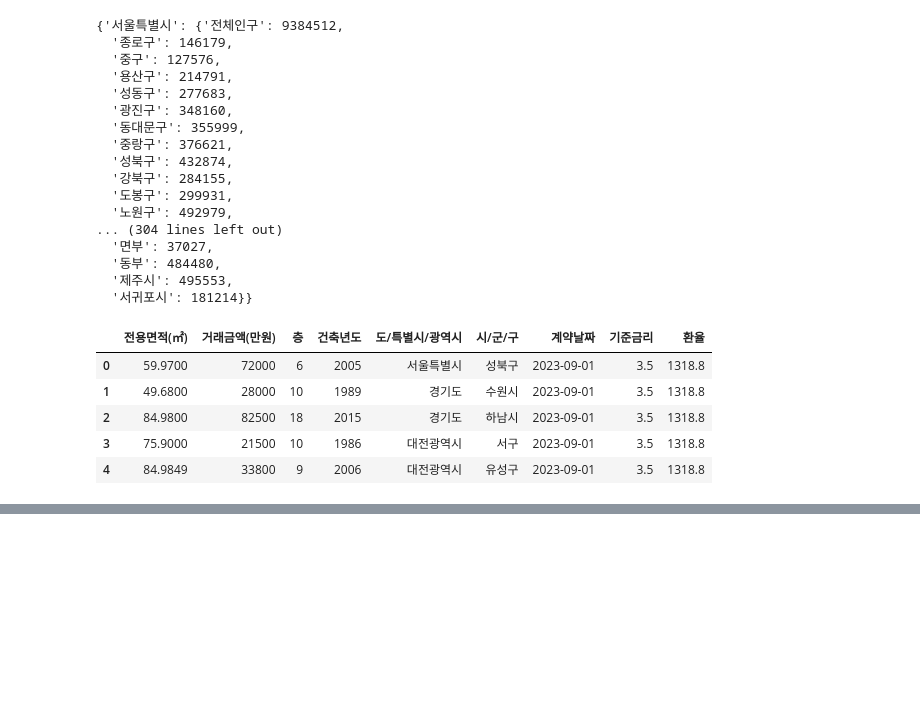
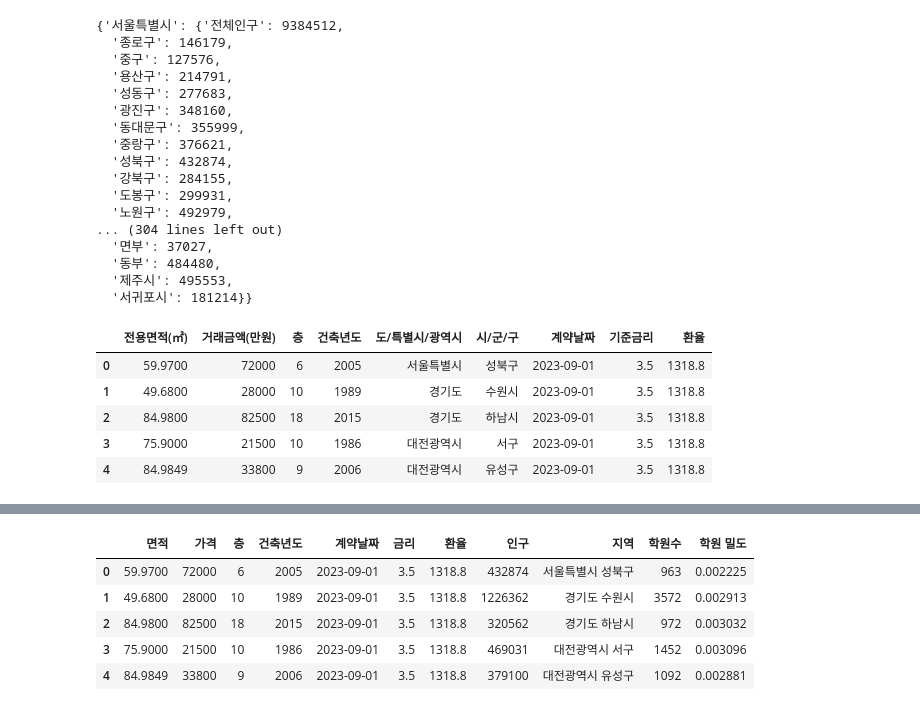
Before and after one commit to PhamPham2S/practice-AI, a Jupyter notebook: House_Pricing/House_Pricing.ipynb, the cells around one changed output, grey strips where cells are left out. Drawn from its saved outputs; the diff is of its cells as text; code cells hidden in the pictures; blank space fills up the shorter version.

```diff
--- a/House_Pricing/House_Pricing.ipynb
+++ b/House_Pricing/House_Pricing.ipynb
@@ -397,0 +564,24 @@ df.head()
+# %%
+# df와 grouped_df를 '지역'과 '학원주소' 열을 기준으로 병합하여 '학원수' 열을 추가
+df = df.merge(grouped_df[['학원주소', 'count']], left_on='지역', right_on='학원주소', how='left')
+
+# 'count' 값을 '학원수'로 이름 변경
+df = df.rename(columns={'count': '학원수'})
+
+# '학원주소' 열은 필요 없으므로 삭제
+df = df.drop(columns=['학원주소'])
+# %%
+df = df.drop(columns=['도/특별시/광역시', '시/군/구'])
+# %%
+df.columns = ['면적', '가격', '층', '건축년도', '계약날짜', '금리', '환율', '인구', '지역', '학원수']
+# %%
+df['학원 밀도'] = df['학원수'] / df['인구']
+# %%
+df.head()
+# %% [output]
+|  | 면적 | 가격 | 층 | 건축년도 | 계약날짜 | 금리 | 환율 | 인구 | 지역 | 학원수 | 학원 밀도 |
+| 0 | 59.9700 | 72000 | 6 | 2005 | 2023-09-01 | 3.5 | 1318.8 | 432874 | 서울특별시 성북구 | 963 | 0.002225 |
+| 1 | 49.6800 | 28000 | 10 | 1989 | 2023-09-01 | 3.5 | 1318.8 | 1226362 | 경기도 수원시 | 3572 | 0.002913 |
+| 2 | 84.9800 | 82500 | 18 | 2015 | 2023-09-01 | 3.5 | 1318.8 | 320562 | 경기도 하남시 | 972 | 0.003032 |
+| 3 | 75.9000 | 21500 | 10 | 1986 | 2023-09-01 | 3.5 | 1318.8 | 469031 | 대전광역시 서구 | 1452 | 0.003096 |
+| 4 | 84.9849 | 33800 | 9 | 2006 | 2023-09-01 | 3.5 | 1318.8 | 379100 | 대전광역시 유성구 | 1092 | 0.002881 |
```
Also changed, not shown: parts of 24 cells of this notebook.
